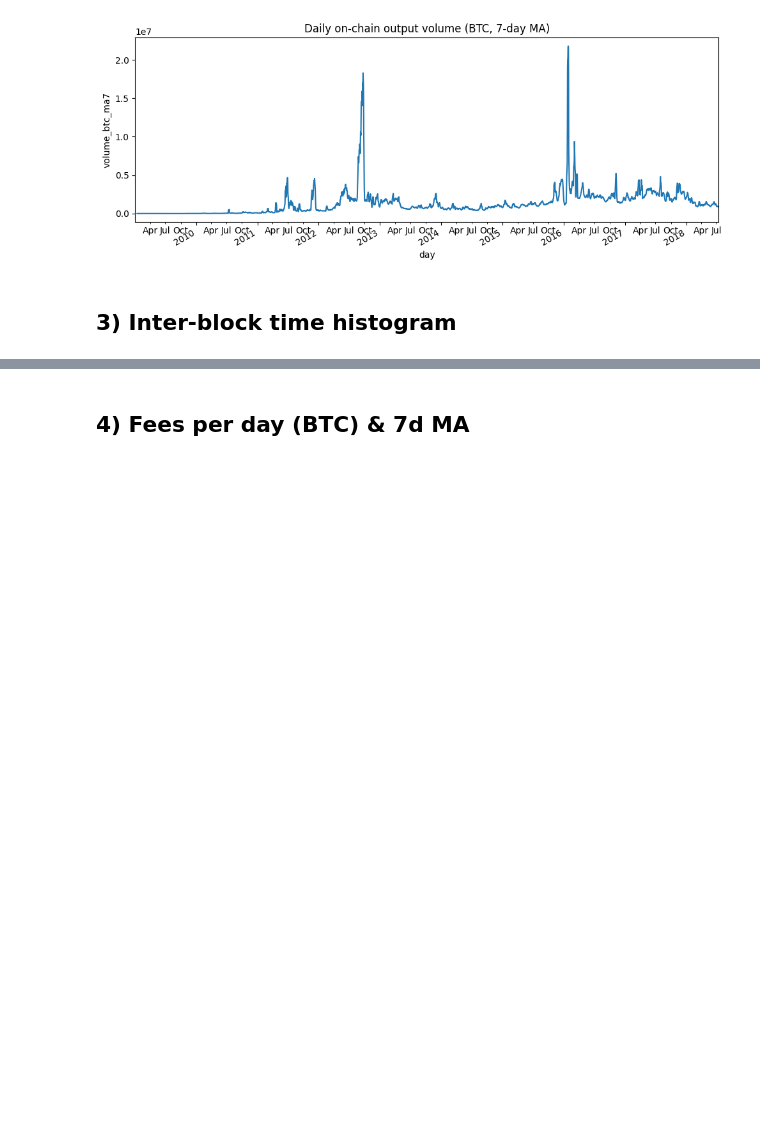
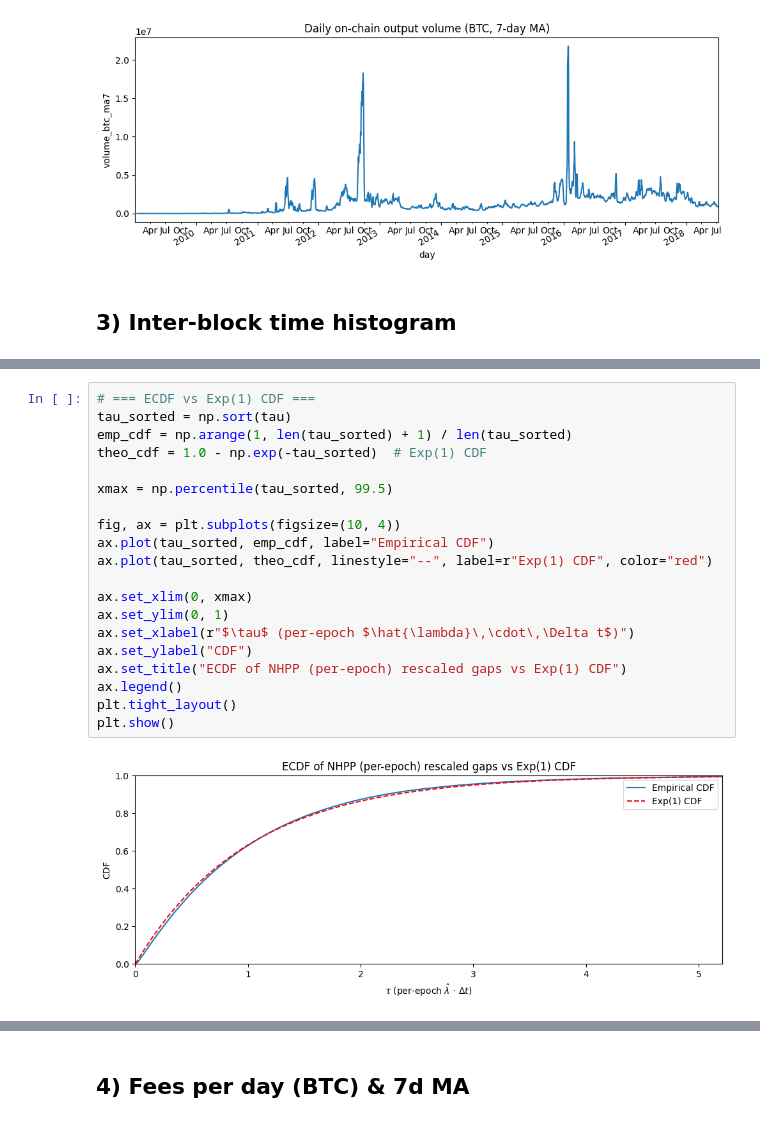
Before and after one commit to Vatereal/BlockChain, a Jupyter notebook: inspector.ipynb, the cells around one changed output, grey strips where cells are left out. Saved outputs shown, nothing was run; the diff lists cells and outputs as text; blank space fills up the shorter version.

```diff
--- a/inspector.ipynb
+++ b/inspector.ipynb
@@ -549,0 +828,22 @@ Inter-block intervals: n=531385
+# %%
+# === ECDF vs Exp(1) CDF ===
+tau_sorted = np.sort(tau)
+emp_cdf = np.arange(1, len(tau_sorted) + 1) / len(tau_sorted)
+theo_cdf = 1.0 - np.exp(-tau_sorted)  # Exp(1) CDF
+
+xmax = np.percentile(tau_sorted, 99.5)
+
+fig, ax = plt.subplots(figsize=(10, 4))
+ax.plot(tau_sorted, emp_cdf, label="Empirical CDF")
+ax.plot(tau_sorted, theo_cdf, linestyle="--", label=r"Exp(1) CDF", color="red")
+
+ax.set_xlim(0, xmax)
+ax.set_ylim(0, 1)
+ax.set_xlabel(r"$\tau$ (per-epoch $\hat{\lambda}\,\cdot\,\Delta t$)")
+ax.set_ylabel("CDF")
+ax.set_title("ECDF of NHPP (per-epoch) rescaled gaps vs Exp(1) CDF")
+ax.legend()
+plt.tight_layout()
+plt.show()
+# %% [output]
+[figure, added]
```
Also changed, not shown: parts of 10 cells of this notebook.
